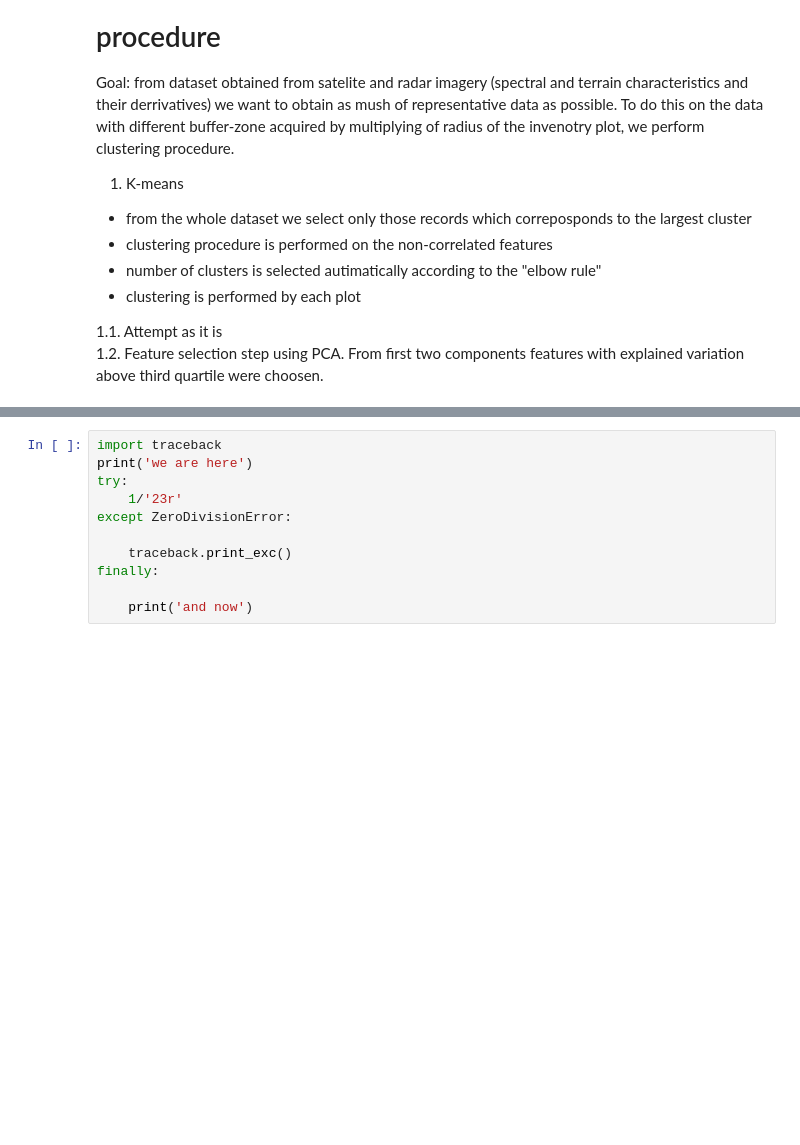
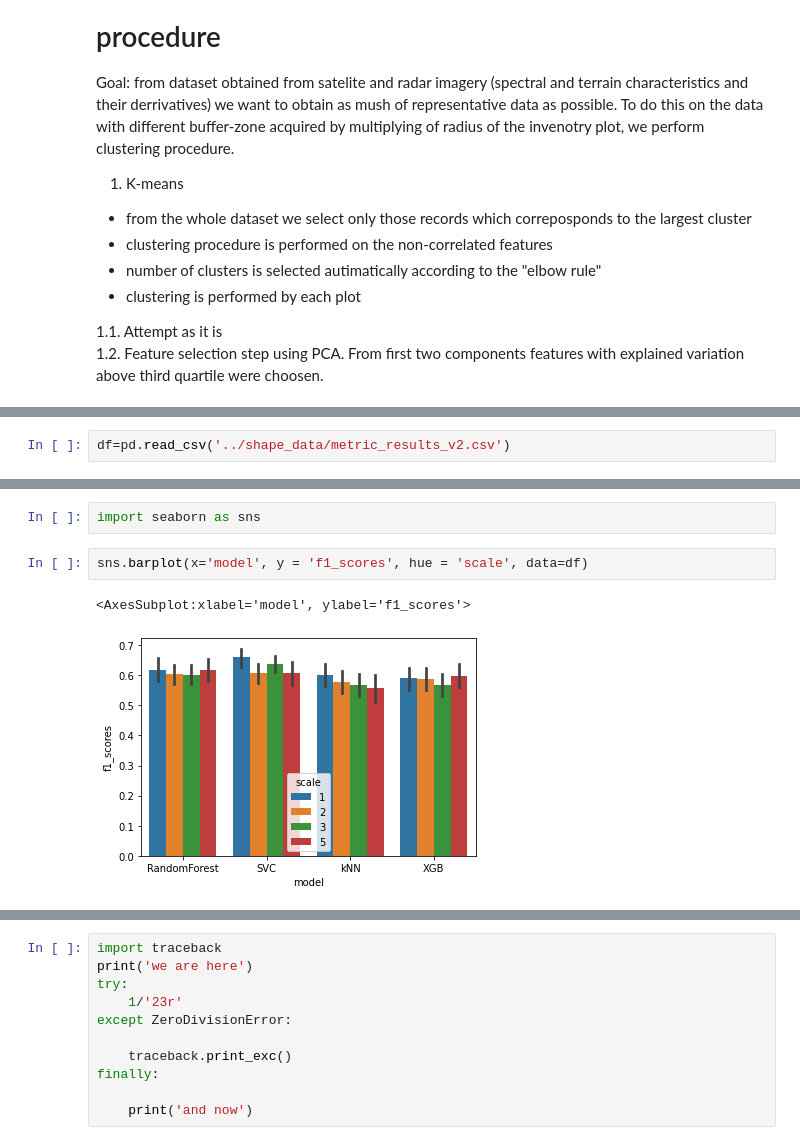
Before and after one commit to mishagrol/ForestMapping, a Jupyter notebook: notebooks/Clustering_step.ipynb, the cells around one changed output, grey strips where cells are left out. Saved outputs shown, nothing was run; the diff lists cells and outputs as text; blank space fills up the shorter version.

```diff
--- a/notebooks/Clustering_step.ipynb
+++ b/notebooks/Clustering_step.ipynb
@@ -14,0 +19,2 @@ To do this on the data with different buffer-zone acquired by multiplying of rad
+# %%
+df=pd.read_csv('../shape_data/metric_results_v2.csv')
@@ -14,0 +60,7 @@ To do this on the data with different buffer-zone acquired by multiplying of rad
+# %%
+import seaborn as sns
+# %%
+sns.barplot(x='model', y = 'f1_scores', hue = 'scale', data=df)
+# %% [output]
+<AxesSubplot:xlabel='model', ylabel='f1_scores'>
+[figure, added]
```
Also changed, not shown: parts of 5 cells of this notebook, 2 other files.
